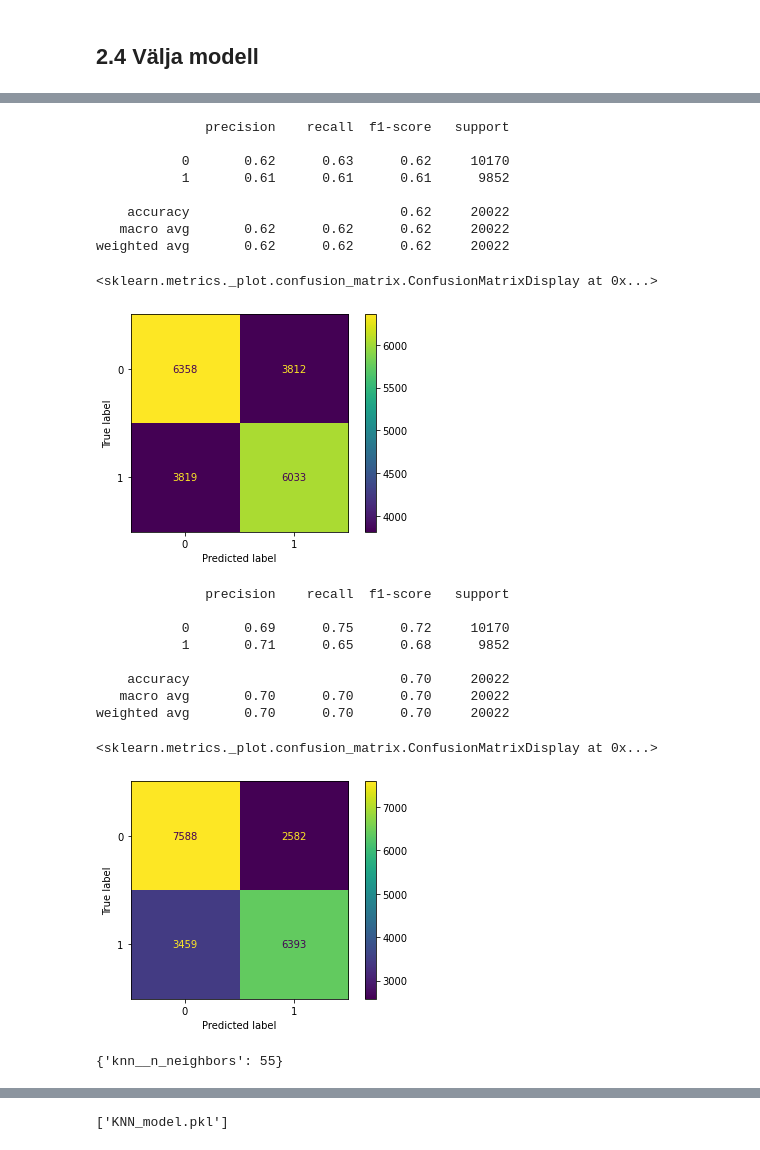
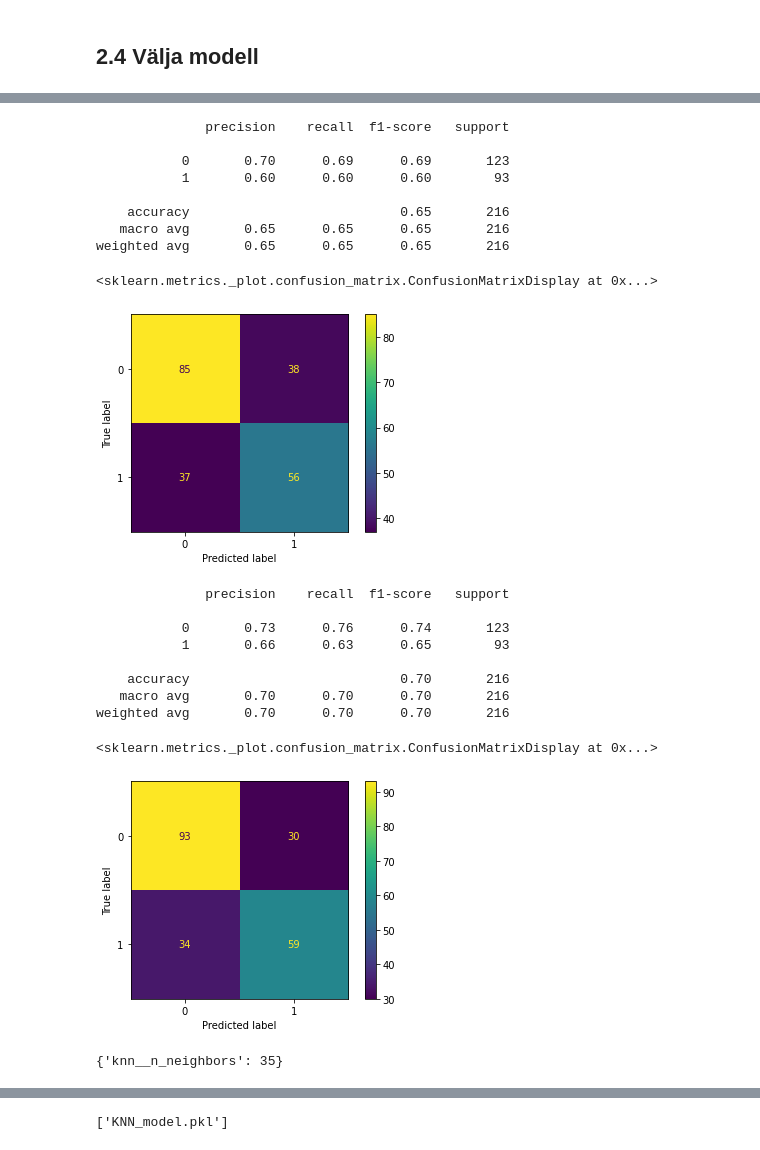
Before and after one commit to FHegardt/Maskininl-rning-Fredrik-Hegardt, a Jupyter notebook: Labb/2.1-7.ipynb, the cells around one changed output, grey strips where cells are left out. Saved outputs shown, nothing was run; the diff lists cells and outputs as text; code cells hidden in the pictures.

```diff
--- a/Labb/2.1-7.ipynb
+++ b/Labb/2.1-7.ipynb
@@ -164,6 +164,11 @@ df1_encoded
 | 69998 | 22431 | 1 | 1 | 2 | 0 | 0 | 0 | 1 | 0 | ... |
 | 69999 | 20540 | 1 | 2 | 1 | 0 | 0 | 1 | 0 | 0 | ... |
 66740 rows × 18 columns
+# %%
+# 2.7 Removing 100 testing data for our final validation
+random_sample=df1_encoded.sample(100, random_state= 1337)
+cond = df1_encoded['age'].isin(random_sample['age'])
+df1_encoded.drop(df1_encoded[cond].index, inplace = True)
 # %% [markdown]
 ## 2.4 Välja modell
 # %%
@@ -179,37 +184,32 @@ import numpy as np
 
 X,y = df1_encoded.drop("cardio", axis = 1), df1_encoded["cardio"]
 X_train, X_test, y_train, y_test = train_test_split(X, y, test_size=0.3, random_state=42)
-X_train_val, X_val, y_train_val, y_test_val = train_test_split(X_train, y_train, test_size=0.3, random_state=42)
+X_train_val, X_test_val, y_train_val, y_test_val = train_test_split(X_train, y_train, test_size=0.3, random_state=42)
 
 
 scaler = StandardScaler()
 scaled_X_train = scaler.fit_transform(X_train)
 scaled_X_test = scaler.transform(X_test)
-
-model_logistic = LogisticRegression()
-model_logistic.fit(scaled_X_train, y_train)
-model_logistic.coef_, model_logistic.intercept_
-y_pred = model_logistic.predict(scaled_X_test)
 # %%
 pipeline_KNN = Pipeline([("scaler", StandardScaler()), ("knn", KNeighborsClassifier())])
 
 pipeline_logistic = Pipeline([("scaler", StandardScaler()), ("logistic", LogisticRegression(
     solver = "saga", penalty="elasticnet", multi_class="ovr", max_iter = 1000
 ))])
-# searching 33-35 since 34 gave the highest value of 0-45.
+# searching 33-35 since 34 gave the highest value of 0-50.
 param_grid_KNN = {"knn__n_neighbors": list(range(33,36))}
-param_grid_logistic = {"logistic__l1_ratio": np.linspace(0,1,6)}
+param_grid_logistic = {"logistic__l1_ratio": np.linspace(0,1,3)}
 param_grid_random_forest = {
-    "n_estimators": [50, 100, 150,200, 250],
+    "n_estimators": [50, 100],
     "criterion": ["gini", "entropy"],
     "max_features": ["auto", "sqrt", "log2"],
 }
 
 
-#classifier_clf = GridSearchCV(RandomForestClassifier(), param_grid=param_grid_random_forest, cv=5,verbose=2, scoring="recall")
-classifier_KNN = GridSearchCV(estimator=pipeline_KNN, cv = 5, scoring = "accuracy", verbose=2, param_grid=param_grid_KNN)
-#classifier_logistic = GridSearchCV(estimator = pipeline_logistic, cv = 5, scoring = "accuracy", verbose=2, param_grid=param_grid_logistic)
-#classifier_clf.fit(X_train, y_train)
-classifier_KNN.fit(X_train, y_train)
-#classifier_logistic.fit(X_train, y_train)
+classifier_clf = GridSearchCV(RandomForestClassifier(), param_grid=param_grid_random_forest, cv=3,verbose=2, scoring="recall")
+classifier_KNN = GridSearchCV(estimator=pipeline_KNN, cv = 3, scoring = "accuracy", verbose=2, param_grid=param_grid_KNN)
+classifier_logistic = GridSearchCV(estimator = pipeline_logistic, cv = 3, scoring = "accuracy", verbose=2, param_grid=param_grid_logistic)
+classifier_clf.fit(X_train_val, y_train_val)
+classifier_KNN.fit(X_train_val, y_train_val)
+classifier_logistic.fit(X_train_val, y_train_val)
 # %% [output]
@@ -237,43 +234,43 @@ GridSearchCV(cv=5,
 # %%
 from sklearn.metrics import classification_report, ConfusionMatrixDisplay, confusion_matrix
-y_pred = classifier_clf.predict(X_test)
+y_pred = classifier_clf.predict(X_test_val)
 
-print(classification_report(y_test,y_pred))
-cm = confusion_matrix(y_test, y_pred)
+print(classification_report(y_test_val,y_pred))
+cm = confusion_matrix(y_test_val, y_pred)
 
 ConfusionMatrixDisplay(cm).plot()
 # %% [output]
               precision    recall  f1-score   support
 
-           0       0.62      0.63      0.62     10170
-           1       0.61      0.61      0.61      9852
+           0       0.70      0.69      0.69       123
+           1       0.60      0.60      0.60        93
 
-    accuracy                           0.62     20022
-   macro avg       0.62      0.62      0.62     20022
-weighted avg       0.62      0.62      0.62     20022
+    accuracy                           0.65       216
+   macro avg       0.65      0.65      0.65       216
+weighted avg       0.65      0.65      0.65       216
 <sklearn.metrics._plot.confusion_matrix.ConfusionMatrixDisplay at 0x...>
-[figure, old version]
+[figure, new version]
 # %%
 from sklearn.metrics import classification_report, ConfusionMatrixDisplay, confusion_matrix
-y_pred = classifier_KNN.predict(X_test)
+y_pred = classifier_KNN.predict(X_test_val)
 
-print(classification_report(y_test,y_pred))
-cm = confusion_matrix(y_test, y_pred)
+print(classification_report(y_test_val,y_pred))
+cm = confusion_matrix(y_test_val, y_pred)
 
 ConfusionMatrixDisplay(cm).plot()
 # %% [output]
               precision    recall  f1-score   support
 
-           0       0.69      0.75      0.72     10170
-           1       0.71      0.65      0.68      9852
+           0       0.73      0.76      0.74       123
+           1       0.66      0.63      0.65        93
 
-    accuracy                           0.70     20022
-   macro avg       0.70      0.70      0.70     20022
-weighted avg       0.70      0.70      0.70     20022
+    accuracy                           0.70       216
+   macro avg       0.70      0.70      0.70       216
+weighted avg       0.70      0.70      0.70       216
 <sklearn.metrics._plot.confusion_matrix.ConfusionMatrixDisplay at 0x...>
-[figure, old version]
+[figure, new version]
 # %%
 classifier_KNN.best_params_
 # %% [output]
-{'knn__n_neighbors': 55}
+{'knn__n_neighbors': 35}
 # %%
```
Also changed, not shown: parts of 5 cells of this notebook.
